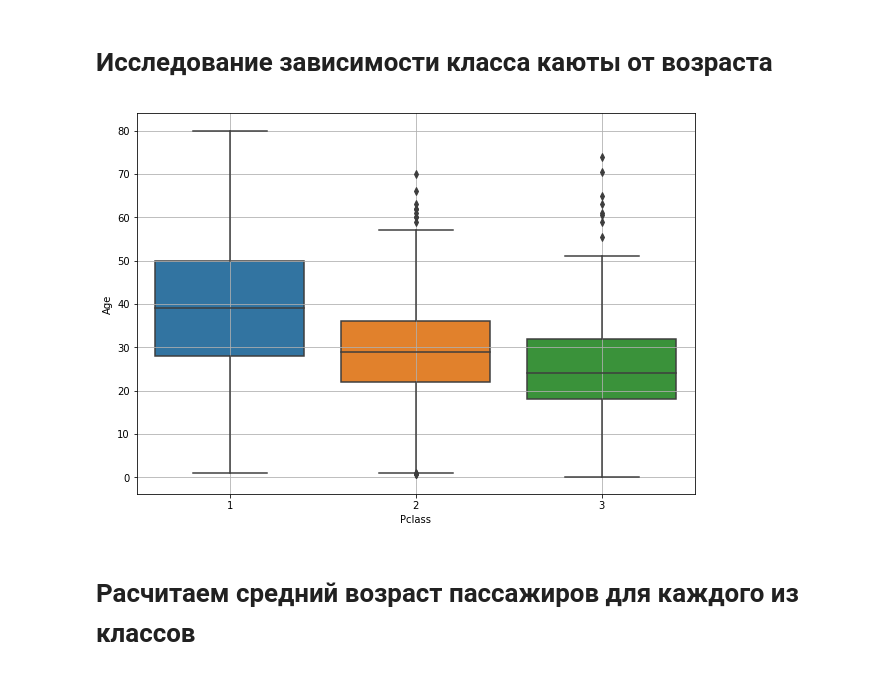
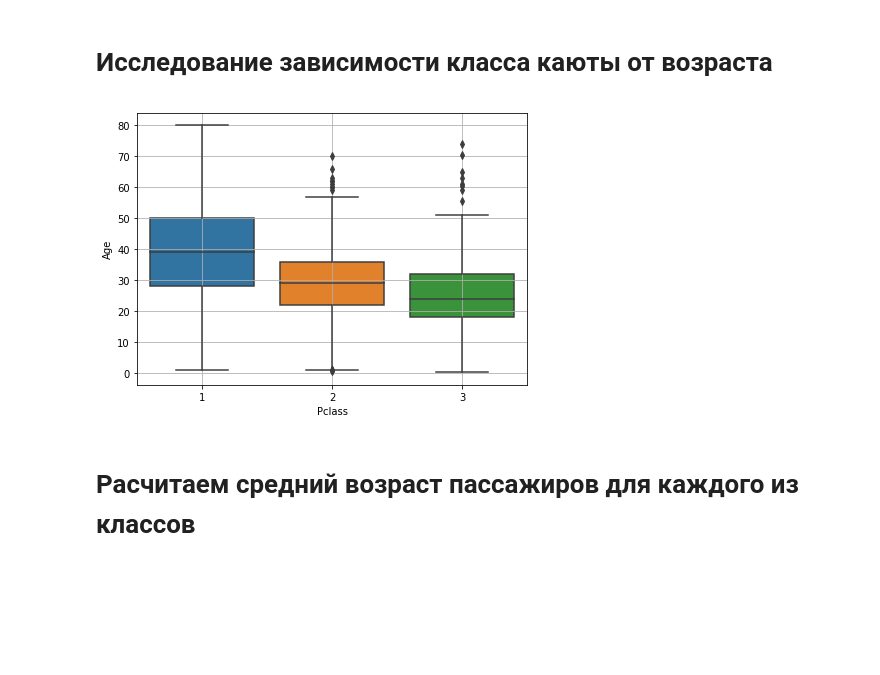
Before and after one commit to DmKuzin/kaggle_titanic, a Jupyter notebook: Titanic2.ipynb, the cells around one changed output. Cells and saved outputs as stored; diff of their text form; code cells hidden in the pictures; blank space fills up the shorter version.

```diff
--- a/Titanic2.ipynb
+++ b/Titanic2.ipynb
@@ -118,11 +118,11 @@ g.map(sns.distplot, 'Age', bins=20)
 # %% [markdown]
 # Исследование зависимости класса каюты от возраста
 # %%
-plt.figure(figsize=(10, 7))
+plt.figure(figsize=(7, 5))
 sns.boxplot(x=all_data['Pclass'], y=all_data['Age'])
 plt.grid()
 # %% [output]
-[figure, old version]
+[figure, new version]
 # %% [markdown]
 # Расчитаем средний возраст пассажиров для каждого из классов
 # %%
```
Also changed, not shown: parts of 22 cells of this notebook.
